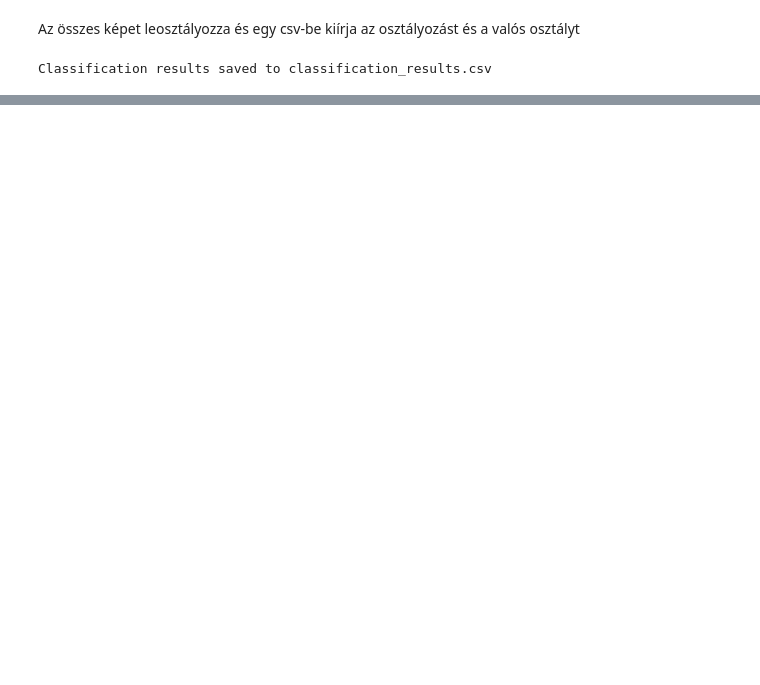
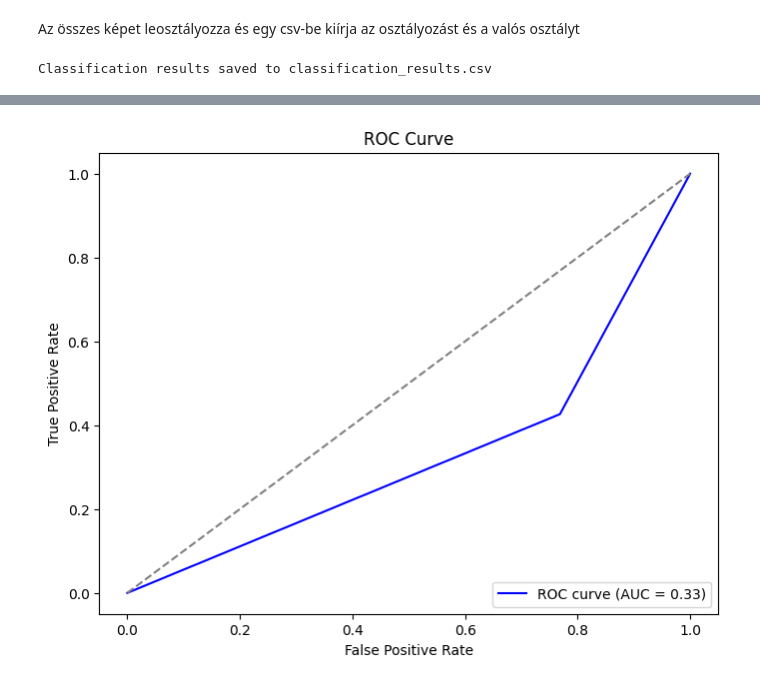
Before and after one commit to TGPZTT/magellan_dev, a Jupyter notebook: Magellan_modolt.ipynb, the cells around one changed output, grey strips where cells are left out. Saved outputs shown, nothing was run; the diff lists cells and outputs as text; code cells hidden in the pictures; blank space fills up the shorter version.

```diff
--- a/Magellan_modolt.ipynb
+++ b/Magellan_modolt.ipynb
@@ -772,0 +943,19 @@ False Negatives (FN): 113
+# %%
+data['true_class_binary'] = (data['true_class'] == "FLOODED").astype(int)
+data['predicted_prob'] = data['predicted_class'].apply(lambda x: 1 if x == "FLOODED" else 0)
+
+
+fpr, tpr, thresholds = roc_curve(data['true_class_binary'], data['predicted_prob'])
+roc_auc = auc(fpr, tpr)
+
+
+plt.figure(figsize=(8, 6))
+plt.plot(fpr, tpr, color='blue', label=f'ROC curve (AUC = {roc_auc:.2f})')
+plt.plot([0, 1], [0, 1], color='gray', linestyle='--')
+plt.title("ROC Curve")
+plt.xlabel("False Positive Rate")
+plt.ylabel("True Positive Rate")
+plt.legend(loc="lower right")
+plt.show()
+# %% [output]
+[figure, added]
```
Also changed, not shown: parts of 18 cells of this notebook.
